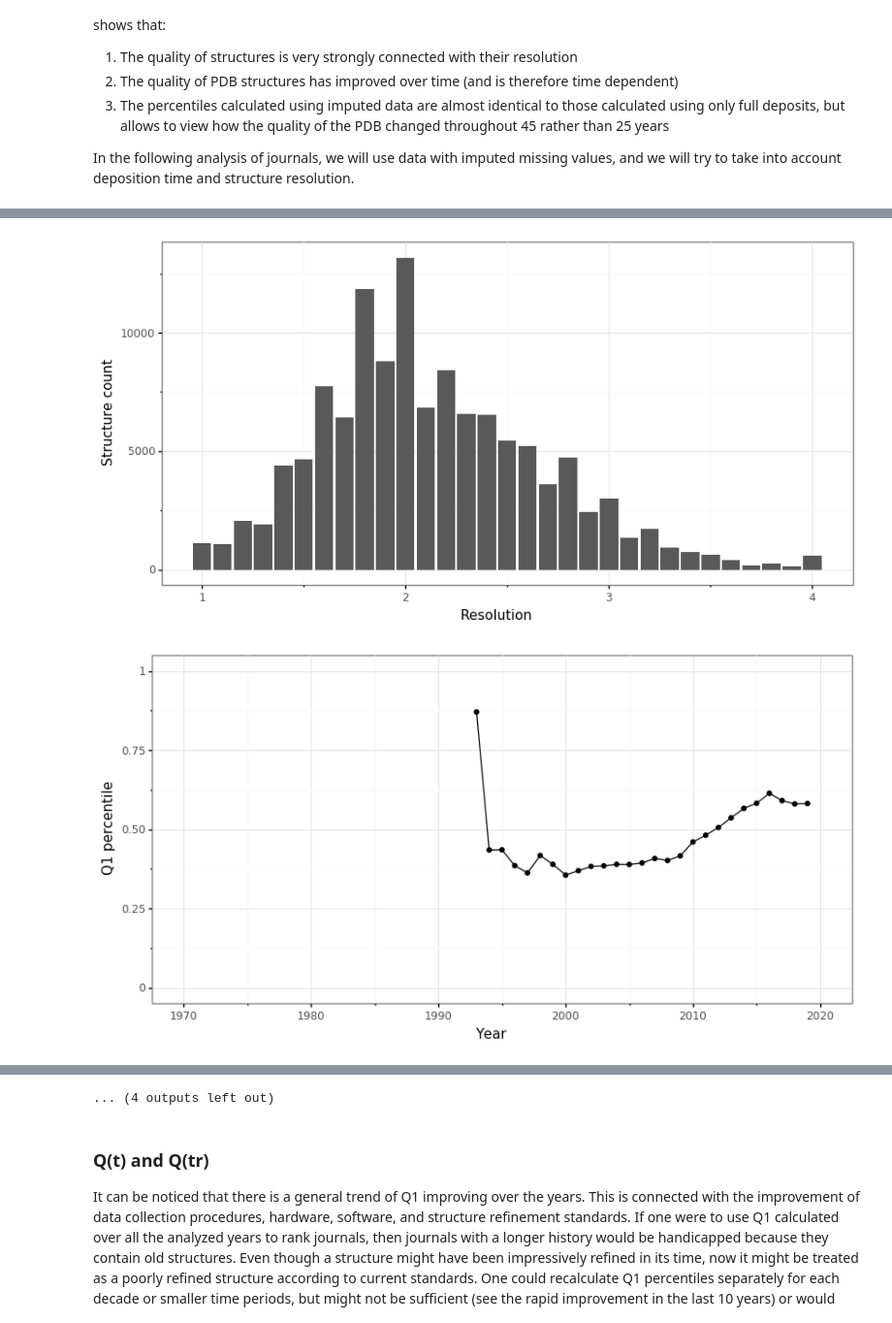
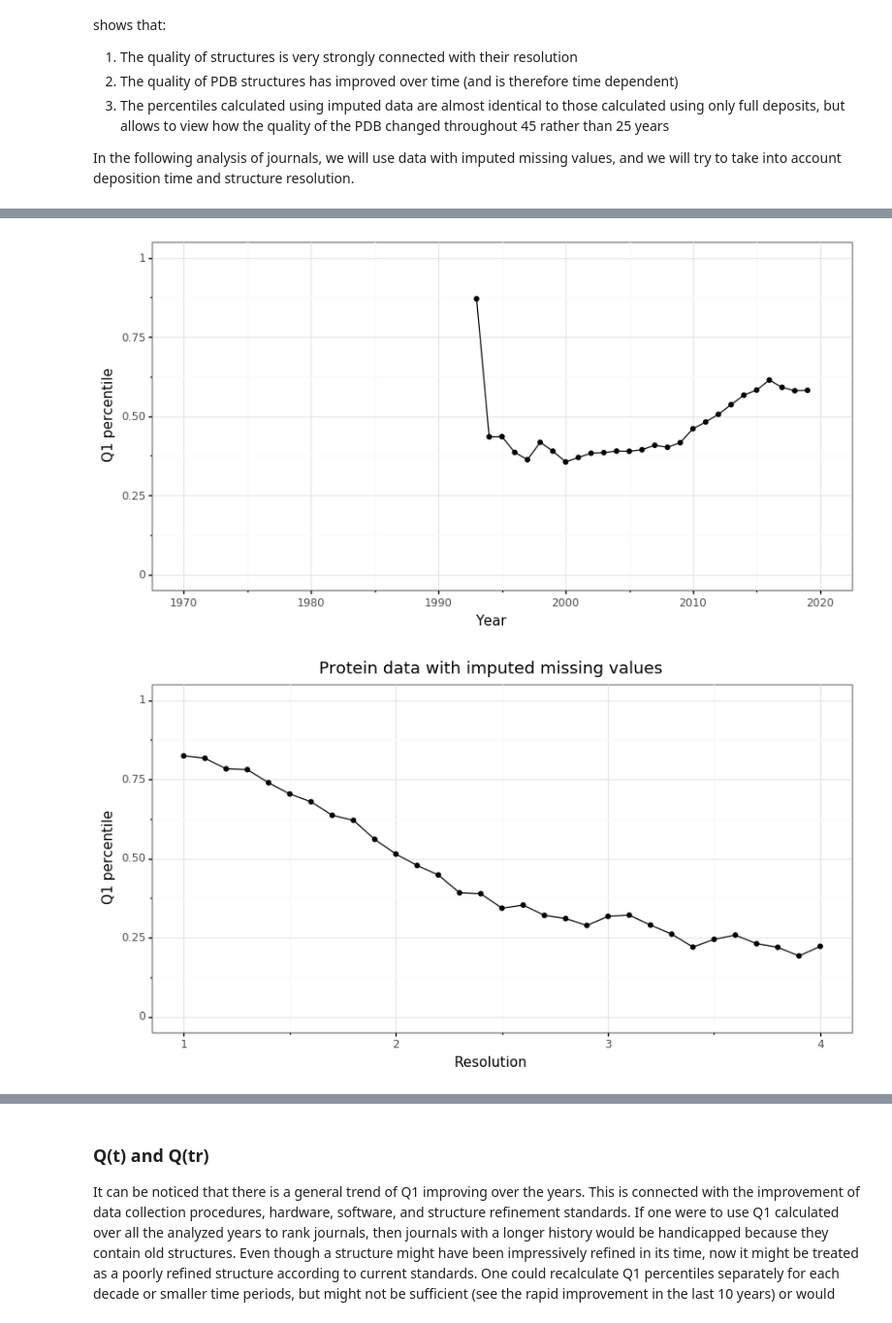
Before and after one commit to dabrze/pdb_structure_quality, a Jupyter notebook: PDB analysis.ipynb, the cells around one changed output, grey strips where cells are left out. Shown at 97% size. Cells and saved outputs as stored; diff of their text form; code cells hidden in the pictures.

Commit message:
Column name changes, fixes in journal names, statistical tests

```diff
--- a/PDB analysis.ipynb
+++ b/PDB analysis.ipynb
@@ -326,5 +333,5 @@ To see how well each of the methods performs, we used the non-missing portion of
 # %%
-measure_columns = ["Clashscore", "Ramachandran outliers", "Rotamer outliers", "RSR Z-score", "R", "R free"]
+measure_columns = ["Clashscore", "Ramachandran outliers [%]", "Rotamer outliers [%]", "RSRZ outliers [%]", "R [%]", "R free [%]"]
 
 def clip_imputed_values_at_zero(df):
     for measure_column in measure_columns:
@@ -438,7 +505,7 @@ nucleic_df = full_quality_df.loc[~full_quality_df.loc[:, "Contains protein"], :]
 protein_imputed_df = full_quality_imputed_df.loc[full_quality_imputed_df.loc[:, "Contains protein"], :]
 nucleic_imputed_df = full_quality_imputed_df.loc[~full_quality_imputed_df.loc[:, "Contains protein"], :]
 # %%
-pca_columns = ["Clashscore", "Ramachandran outliers", "Rotamer outliers"]
+pca_columns = ["Clashscore", "Ramachandran outliers [%]", "Rotamer outliers [%]"]
 protein_df_filtered_columns = protein_df.loc[:, pca_columns]
 # %% [markdown]
 The raw data are set on different scales and containg a couple of strong outliers (as can been seen on the plot below).
@@ -451,7 +518,10 @@ with warnings.catch_warnings():
 # %% [markdown]
 After removing strong outliers and standardizing the data (setting the mean to be 0 and standard deviation to 1), the data presents itself as follows.
 # %%
-df_filtered = protein_df_filtered_columns.drop(protein_df_filtered_columns[(protein_df_filtered_columns.loc[:, "Rotamer outliers"] > 50) | (protein_df_filtered_columns.loc[:, "Ramachandran outliers"] > 45) | (protein_df_filtered_columns.loc[:, "Clashscore"] > 250)].index, axis=0)
+outlier_filter = protein_df_filtered_columns[(protein_df_filtered_columns.loc[:, "Rotamer outliers [%]"] > 50) |
+                                             (protein_df_filtered_columns.loc[:, "Ramachandran outliers [%]"] > 45) |
+                                             (protein_df_filtered_columns.loc[:, "Clashscore"] > 250)].index
+df_filtered = protein_df_filtered_columns.drop(outlier_filter, axis=0)
 
 scaler = StandardScaler()
 scaler.fit(df_filtered)
@@ -514,8 +584,8 @@ df_eigen_vectors
 After performing the PCA analysis, we can compute the Q1 metric for all deposits in the PDB. For proteins we will use the PCA component in the formula, whereas for nucleic acids we will substitute PC 1 with Clashscore. Below a sample of the modified datasets: one without missing values and the other with imputed missing values.
 # %%
 protein_metrics = list(pca_columns)
-protein_metrics.extend(["R free", "RSR Z-score"])
-nucleic_metrics = ["R free", "RSR Z-score", "Clashscore"]
+protein_metrics.extend(["R free [%]", "RSRZ outliers [%]"])
+nucleic_metrics = ["R free [%]", "RSRZ outliers [%]", "Clashscore"]
 
 def add_Q1(df, scale_transformer, pca_transformer, proteins):
     if proteins:
@@ -528,8 +598,8 @@ def add_Q1(df, scale_transformer, pca_transformer, proteins):
         full_df = df.copy().dropna(subset=nucleic_metrics)
         pc1_p = full_df.loc[:, "Clashscore"].rank(pct=True, ascending=False)
 
-    rfree_p = full_df.loc[:, "R free"].rank(pct=True, ascending=False)
-    zscore_p = full_df.loc[:, "RSR Z-score"].rank(pct=True, ascending=False)
+    rfree_p = full_df.loc[:, "R free [%]"].rank(pct=True, ascending=False)
+    zscore_p = full_df.loc[:, "RSRZ outliers [%]"].rank(pct=True, ascending=False)
 
     full_df.loc[:, "Q1"] = (pc1_p + rfree_p + zscore_p) / 3.0
     full_df.loc[:, "Q1 percentile"] = full_df.loc[:, "Q1"].rank(pct=True)
@@ -575,38 +645,38 @@ We analyzed how structure PDB quality changed with time and structure resolution
 
 In the following analysis of journals, we will use data with imputed missing values, and we will try to take into account deposition time and structure resolution.
 # %%
-def plot_q1_analysis(df, title):
+def plot_q1_analysis(df, title, percentile_col="Q1 percentile"):
     plot_df = df.copy()
     plot_df.loc[:, "Resolution"] = plot_df.loc[:, "Resolution"].round(decimals=1)
     plot_df.loc[plot_df.loc[:, "Resolution"] > 4, "Resolution"] = 4
     plot_df.loc[plot_df.loc[:, "Resolution"] < 1, "Resolution"] = 1
     year_df = plot_df.groupby(['Year'], as_index=False).mean()
     count_df = plot_df.groupby(['Year'], as_index=False).count()
     resolution_df = plot_df.groupby(['Resolution'], as_index=False).mean()
     count_res_df = plot_df.groupby(['Resolution'], as_index=False).count()
 
     with warnings.catch_warnings():
         warnings.simplefilter("ignore")
-        (ggplot(resolution_df, aes(x="Resolution", y="Q1 percentile")) + labs(title=title) +
+        (ggplot(resolution_df, aes(x="Resolution", y=percentile_col)) + labs(title=title) +
          geom_point() + geom_line() + ylim(0, 1) + theme_bw()).draw();
 
-        warnings.simplefilter("ignore")
-        (ggplot(count_res_df, aes(x="Resolution", y="Q1 percentile")) +
-         geom_bar(stat="identity") + ylab("Structure count") + theme_bw()).draw();
+#         warnings.simplefilter("ignore")
+#         (ggplot(count_res_df, aes(x="Resolution", y=percentile_col)) +
+#          geom_bar(stat="identity") + ylab("Structure count") + theme_bw()).draw();
 
         warnings.simplefilter("ignore")
-        (ggplot(year_df, aes(x="Year", y="Q1 percentile")) +
+        (ggplot(year_df, aes(x="Year", y=percentile_col)) +
          geom_point() + geom_line() + xlim(1970, 2020) + ylim(0, 1) + theme_bw()).draw();
 
-        warnings.simplefilter("ignore")
-        (ggplot(count_df, aes(x="Year", y="Q1 percentile")) +
-         geom_bar(stat="identity") + xlim(1970, 2020)  + ylab("Structure count")+ theme_bw()).draw();
+#         warnings.simplefilter("ignore")
+#         (ggplot(count_df, aes(x="Year", y=percentile_col)) +
+#          geom_bar(stat="identity") + xlim(1970, 2020)  + ylab("Structure count")+ theme_bw()).draw();
 
 plot_q1_analysis(protein_q1_df, "Protein data without missing values")
 plot_q1_analysis(protein_imputed_q1_df, "Protein data with imputed missing values")
 plot_q1_analysis(nucleic_q1_df, "Nucleic acids data without missing values")
 plot_q1_analysis(nucleic_imputed_q1_df, "Nucleic acids data with imputed missing values")
 # %% [output]
 [figure]
-[figure, old version]
+[figure, new version]
-[figure, old version]
+[figure, new version]
@@ -622,4 +688,3 @@ plot_q1_analysis(nucleic_imputed_q1_df, "Nucleic acids data with imputed missing
-... (4 outputs left out)
 # %% [markdown]
 ### Q(t) and Q(tr)
 
```
Also changed, not shown: parts of 37 cells of this notebook, 9 other files.
